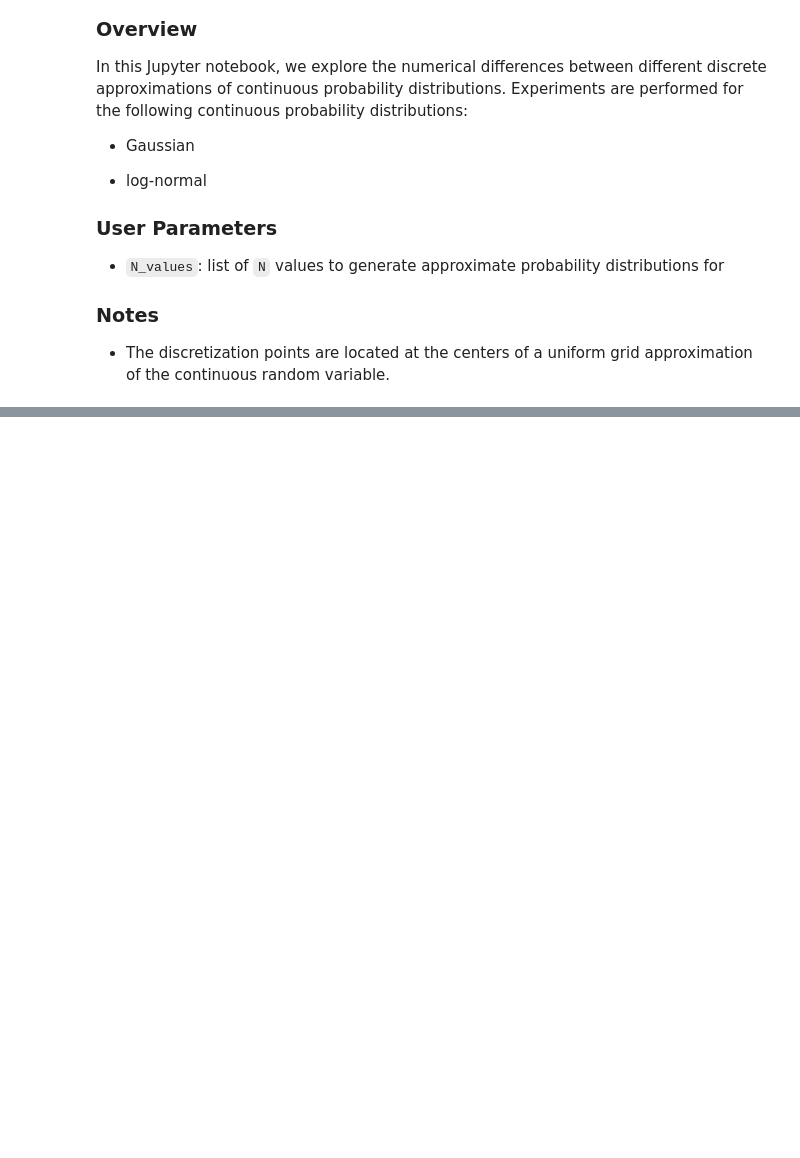
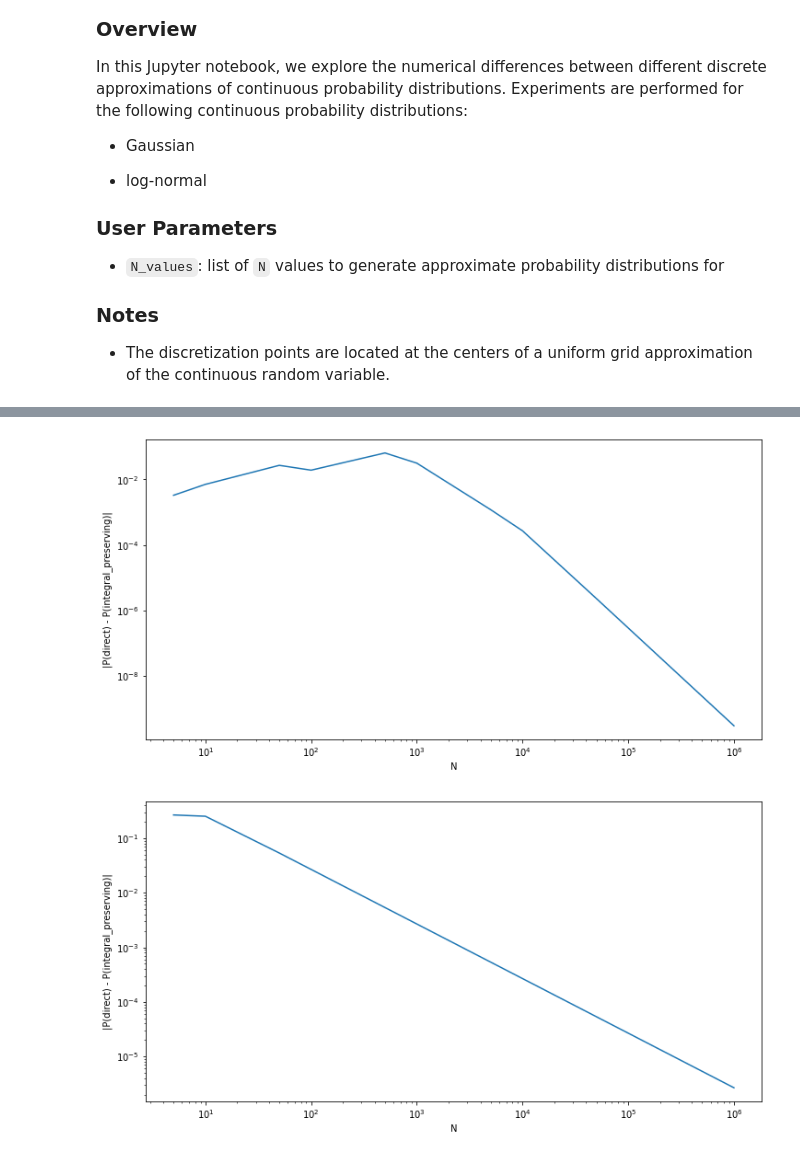
Before and after one commit to ktchu/RESEARCH-Math-Exploration, a Jupyter notebook: notebooks/2021-09-23-KTC-approximations_of_continuous_probability_distributions.ipynb, the cells around one changed output, grey strips where cells are left out. Cells and saved outputs as stored; diff of their text form; code cells hidden in the pictures; blank space fills up the shorter version.

```diff
--- a/notebooks/2021-09-23-KTC-approximations_of_continuous_probability_distributions.ipynb
+++ b/notebooks/2021-09-23-KTC-approximations_of_continuous_probability_distributions.ipynb
@@ -111,36 +123,45 @@ for i, N in enumerate(N_values):
     P_diff[i] = max(abs(P_integral_preserving - P_direct))
 
 # Plot errors
-plt.figure()
-plt.loglog(N_values, P_diff)
+fig, ax = plt.subplots()
+ax.loglog(N_values, P_diff)
+ax.set_ylabel('|P(direct) - P(integral_preserving)|')
+ax.set_xlabel('N')
+plt.show()
 
 # ------ Generate discrete approximations to probability distribution
 #        using a uniform grid in `log(x)`
 
 for i, N in enumerate(N_values):
     # Generate uniform grid on `log(x)`
     log_x_edges, d_log_x = np.linspace(log(lower), log(upper), N+1, retstep=True)
     x_edges = np.exp(log_x_edges)
 
     log_x = 0.5 * (log_x_edges[0:-1] + log_x_edges[1:])
     x = np.exp(log_x)
 
     # Approximate probability values at `x` values directly from PDF
     #
     # Note: for a uniform grid, there is no need to multiply the PDF by `dx` to estimate
     #       the probability that `x` lies within the interval because the `dx` cancels out
     P_direct = stats.lognorm.pdf(x, sigma, scale=exp(mu))
     P_direct /= sum(P_direct)
 
     # Approximate probability values at `x` values as proportional to
     # (integral of PDF over interval)
     cdf = stats.lognorm.cdf(x_edges, sigma, scale=exp(mu))
     P_integral_preserving = cdf[1:] - cdf[0:-1]
     P_integral_preserving /= sum(P_integral_preserving)
 
     # Compute difference
     P_diff[i] = max(abs(P_integral_preserving - P_direct))
 
 # Plot errors
-plt.figure()
-plt.loglog(N_values, P_diff)
+fig, ax = plt.subplots()
+ax.loglog(N_values, P_diff)
+ax.set_ylabel('|P(direct) - P(integral_preserving)|')
+ax.set_xlabel('N')
+plt.show()
+# %% [output]
+[figure, added]
+[figure, added]
```
Also changed, not shown: parts of 3 cells of this notebook, 2 other files.
